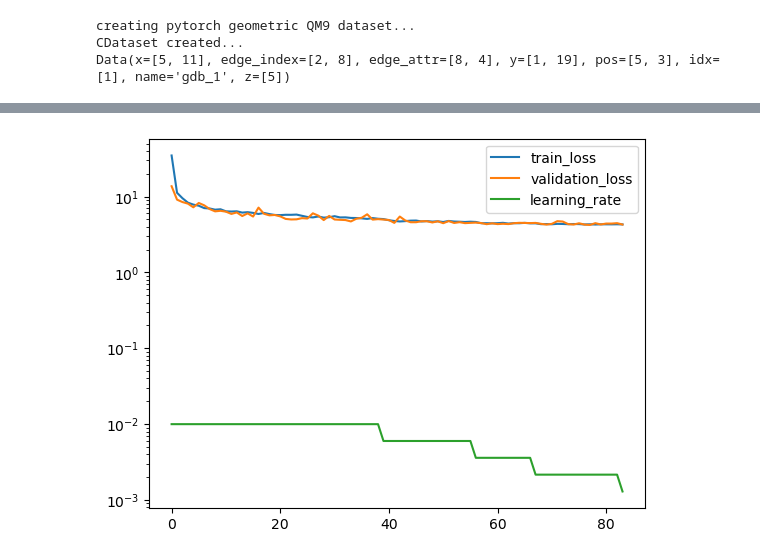
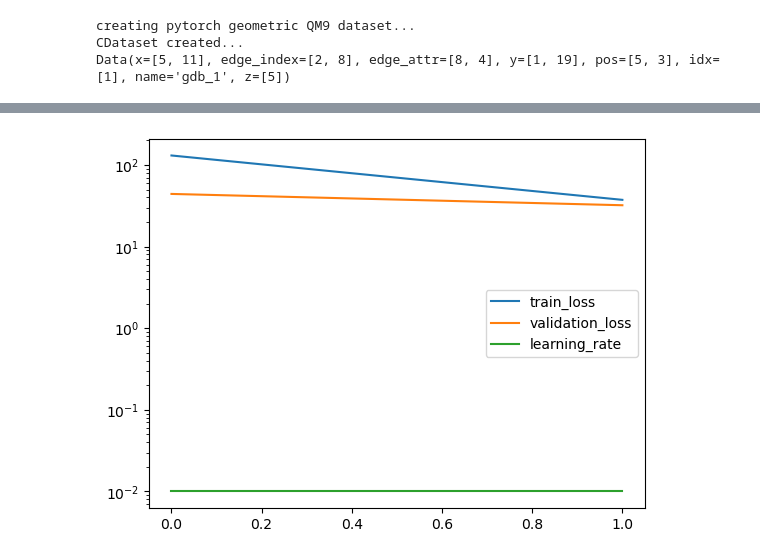
Before and after one commit to icanswim/qchem, a Jupyter notebook: experiment.ipynb, the cells around one changed output, grey strips where cells are left out. Drawn from its saved outputs; the diff is of its cells as text; code cells hidden in the pictures.

Commit message:
updating datasets to work with cosmo updates

```diff
--- a/experiment.ipynb
+++ b/experiment.ipynb
@@ -386,74 +300,77 @@ rdkit_edge = ['edge_indices','edge_attr']
 
 lookup_hybrid = QM9.embed_lookup['hybridization']
 lookup_chiral = QM9.embed_lookup['chirality']
-#cosmosis uses 'X' and 'target' while 'pyg' uses 'x' and 'y'
-ds_params = {'train_params': {'input_dict': {'model_input': {'X': [
-                                                                   'atomic_number',
-                                                                   'aromatic',
-                                                                   'degree',
-                                                                   'mulliken',
-                                                                   'coulomb',
-                                                                  ],
-                                                             'idx': ['idx'],
-                                                             #'edge_index': ['edge_indices'],
-                                                             #'edge_attr': ['edge_attr'],
-                                                             #'coulomb': ['coulomb'],
-                                                             #'distance': ['distance'],
-                                                             'embed': ['hybridization','chirality'],
-                                                             #'adjacency': ['adjacency'],
-                                                             #'mulliken': ['mulliken'],
-                                                            },
-                                             'criterion_input': {'target': ['U0']}},
+#cosmosis uses 'X' and 'y' while 'pyg' uses 'x' and 'y'
+
+ds_param = {'train_param': {'input_dict': {'X': [
+                                                 'atomic_number',
+                                                 'aromatic',
+                                                 'degree',
+                                                 'mulliken',
+                                                 'coulomb',
+                                                  ],
+                                             #'idx': ['idx'],
+                                             #'edge_index': ['edge_indices'],
+                                             #'edge_attr': ['edge_attr'],
+                                             #'coulomb': ['coulomb'],
+                                             #'distance': ['distance'],
+                                             #'adjacency': ['adjacency'],
+                                             #'mulliken': ['mulliken'],
+                                             #'hybridization': ['hybridization'],
+                                             #'chirality': ['chirality'],
+                                             'y': ['U0']},
                               'transforms': {
-                                             'hybridization': [Pad1d(29), EmbedLookup(lookup_hybrid)],
-                                             'chirality': [Pad1d(29), EmbedLookup(lookup_chiral)],
-                                             'atomic_number': [Pad1d(29)],
-                                             'aromatic': [Pad1d(29)],
-                                             'degree': [Pad1d(29)],
-                                             'edge_indices': [],
-                                             'mulliken': [Pad1d(29)],
-                                             'coulomb': [Flatten(),Pad1d(29*29)],
+                                             'hybridization': [Pad1d(29), EmbedLookup(lookup_hybrid), AsTensor()],
+                                             'chirality': [Pad1d(29), EmbedLookup(lookup_chiral), AsTensor()],
+                                             'atomic_number': [Pad1d(29), AsTensor()],
+                                             'aromatic': [Pad1d(29), AsTensor()],
+                                             'degree': [Pad1d(29), AsTensor()],
+                                             'edge_indices': [AsTensor()],
+                                             'mulliken': [Pad1d(29), AsTensor()],
+                                             'coulomb': [FlattenN(), Pad1d(29*29), AsTensor()],
                                              'distance': [],
                                              'adjacency': [],
-                                             'idx': [],
-                                             'U0': [],
+                                             'idx': [AsTensor()],
+                                             'U0': [AsTensor()],
                                             },
                               #'filter_on': ('n_atoms','<','10'),
-                              #'n': 10000, #non-random subset for testing,
-                              'use_pickle': 'qm9_full_0_conf', #use pickle if exists otherwise create
+                              'n': 1000, #non-random subset for testing,
+                              'use_pickle': False, #use pickle if exists otherwise create
                               'n_conformers': 0,
                               'dict2data': False}}
 
-model_params = {'in_channels': 29+29+29+29+29*29+29*8+29*8, #1421=957+464
-                'hidden': 4096,
-                'out_channels': 1,
-                'model_name': 'funnel',
-                'embed_params': [('hybridization',9,8,0,True),('chirality',4,8,0,True)],
+model_param = {'in_channels': 29+29+29+29+29*29, #1421=957+464
+               'hidden': 2048,
+               'out_channels': 1,
+               'model_name': 'funnel',
+               #'embed_param': {'hybridization': (9,8,0,True),
+               #                'chirality': (4,8,0,True)},
+               #                'flatten': True,
                }
 
-metrics_params = {'report_interval': 100,
-                  'log_plot': True,
-                  'min_lr': .0013} #early stopping when lr is =<
+metrics_param = {'report_interval': 100,
+                 'log_plot': True,
+                 'min_lr': .0013} #early stopping when lr is =<
 
-crit_params = {'reduction': 'sum'}
+crit_param = {'reduction': 'sum'}
 
-sample_params = {'set_seed': 88,
+sample_param = {'set_seed': 88,
                  'splits': (.7,.15),
                  #'subset': .1, #create random subset
                 }
 
-sched_params = {'factor': .6,
+sched_param = {'factor': .6,
                 'patience': 5,
                 'cooldown': 5,
                 'min_lr': .00125} #plateau at this value
 
-opt_params = {'lr': 0.01}
+opt_param = {'lr': 0.01}
 
 
 l = Learn([QM9], FFNet, Selector,
           Optimizer=Adam, Scheduler=ReduceLROnPlateau, Criterion=L1Loss,
-          model_params=model_params, ds_params=ds_params, sample_params=sample_params,
-          opt_params=opt_params, sched_params=sched_params, crit_params=crit_params,
-          metrics_params=metrics_params,
-          squeeze_y_pred=False, batch_size=256, epochs=200, save_model=False)
+          model_param=model_param, ds_param=ds_param, sample_param=sample_param,
+          opt_param=opt_param, sched_param=sched_param, crit_param=crit_param,
+          metrics_param=metrics_param,
+          squeeze_y_pred=False, batch_size=12, epochs=2, save_model=False)
 # %% [output]
@@ -477,4 +394,4 @@ last 5 targets:
-[figure, old version]
+[figure, new version]
 # %%
 #example cosmosis/qchem PyG dataset wrapper with Data object output with
 #custom transforms and sklearn metrics and custom PyG model
```
Also changed, not shown: parts of 23 cells of this notebook, 3 other files.
